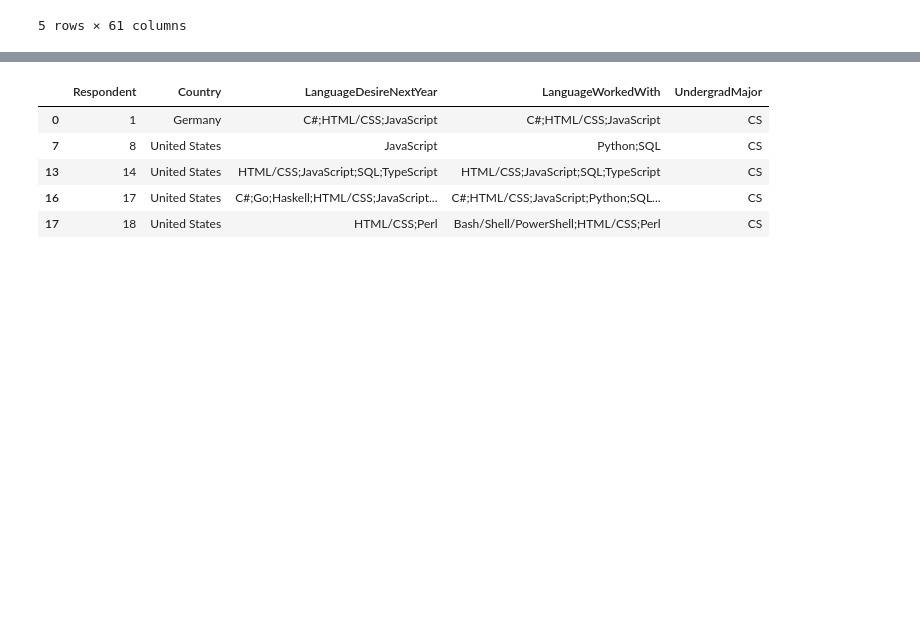
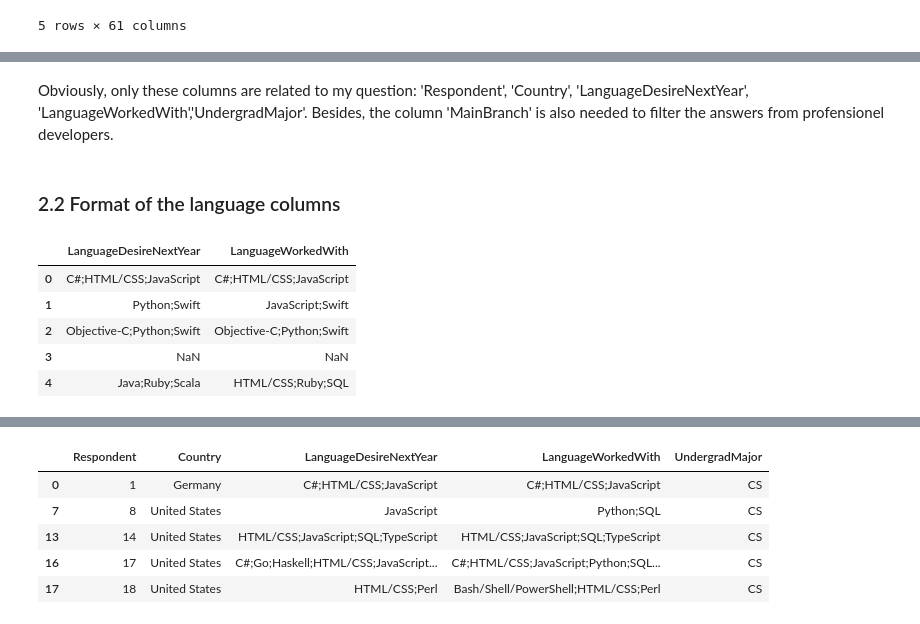
Before and after one commit to KangleChen/StackOverflow2020, a Jupyter notebook: test.ipynb, the cells around one changed output, grey strips where cells are left out. Drawn from its saved outputs; the diff is of its cells as text; code cells hidden in the pictures; blank space fills up the shorter version.

```diff
--- a/test.ipynb
+++ b/test.ipynb
@@ -33,0 +59,13 @@ survey_full.head()
+# %% [markdown]
+Obviously, only these columns are related to my question: 'Respondent', 'Country', 'LanguageDesireNextYear', 'LanguageWorkedWith','UndergradMajor'. Besides, the column 'MainBranch' is also needed to filter the answers from profensionel developers.
+# %% [markdown]
+### 2.2 Format of the language columns
+# %%
+survey_full[['LanguageDesireNextYear','LanguageWorkedWith']].head()
+# %% [output]
+|  | LanguageDesireNextYear | LanguageWorkedWith |
+| 0 | C#;HTML/CSS;JavaScript | C#;HTML/CSS;JavaScript |
+| 1 | Python;Swift | JavaScript;Swift |
+| 2 | Objective-C;Python;Swift | Objective-C;Python;Swift |
+| 3 | NaN | NaN |
+| 4 | Java;Ruby;Scala | HTML/CSS;Ruby;SQL |
```
Also changed, not shown: parts of 28 cells of this notebook.
